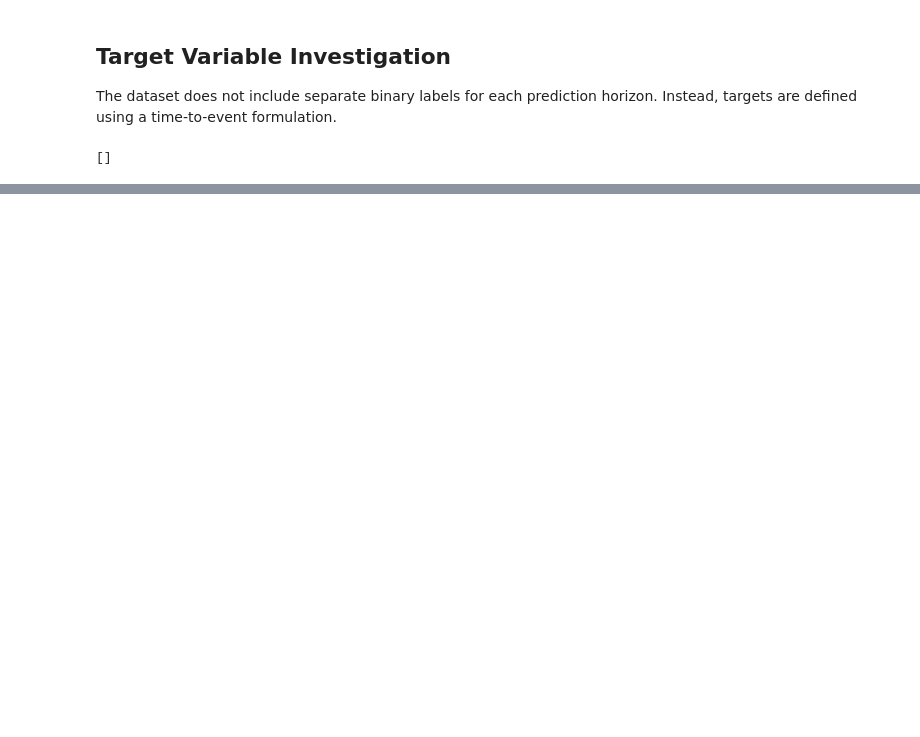
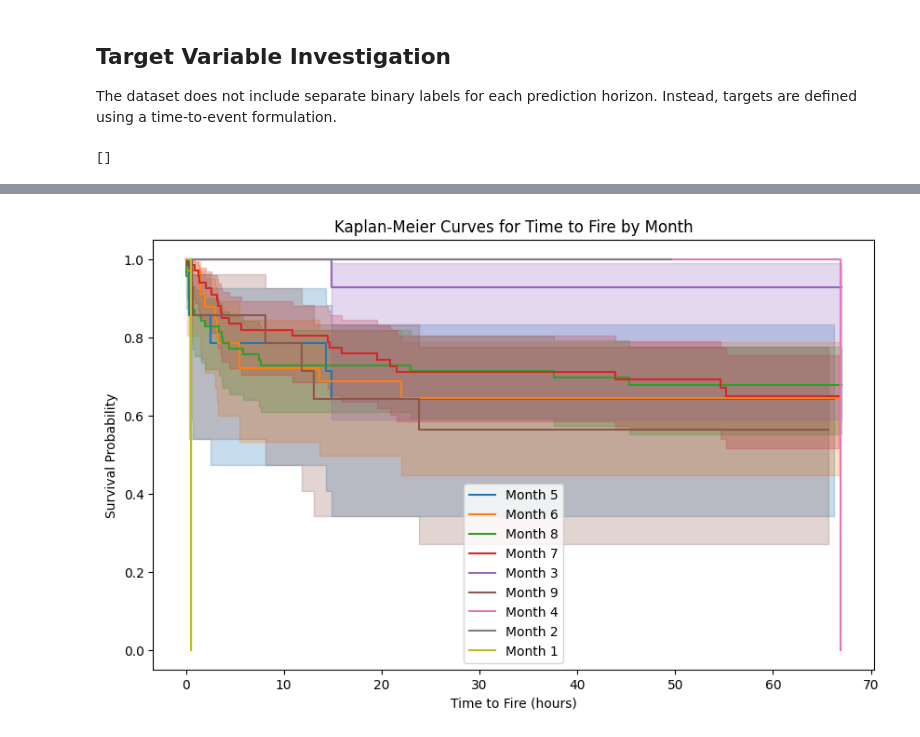
Before and after one commit to DannieciaGray/Wildfire-Prediction-WIDS-Datathon-2026, a Jupyter notebook: eda.ipynb, the cells around one changed output, grey strips where cells are left out. Saved outputs shown, nothing was run; the diff lists cells and outputs as text; code cells hidden in the pictures; blank space fills up the shorter version.

```diff
--- a/eda.ipynb
+++ b/eda.ipynb
@@ -79,0 +96,21 @@ Fires with event == 0 are treated as right-censored observations. This formulati
+# %%
+# stratified kaplan meier curve for time to fire by temporal features
+# 1. by month (using event_start_month)
+kmf = KaplanMeierFitter()
+months = train["event_start_month"].unique()
+plt.figure(figsize=(10, 6))
+for month in months:
+    subset = train[train["event_start_month"] == month] #select rows where event_start_month is equal to the current month
+    kmf.fit(
+        durations=subset["time_to_hit_hours"],
+        event_observed=subset["event"],
+        label=f"Month {month}"
+    )
+    kmf.plot_survival_function()
+plt.title("Kaplan-Meier Curves for Time to Fire by Month")
+plt.xlabel("Time to Fire (hours)")
+plt.ylabel("Survival Probability")
+plt.legend()
+plt.show()
+# %% [output]
+[figure, added]
```
Also changed, not shown: parts of 13 cells of this notebook.
